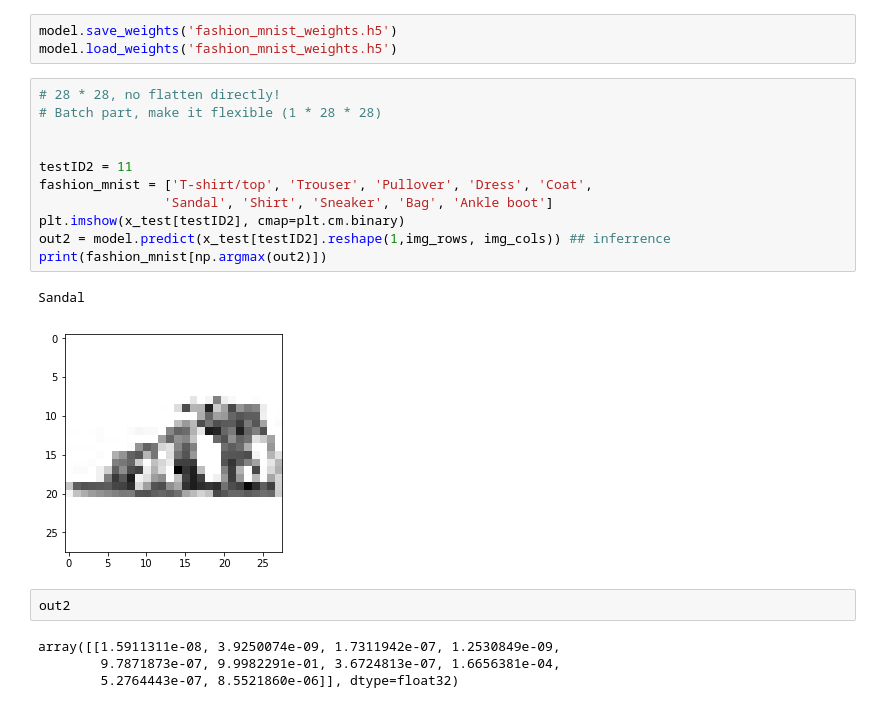
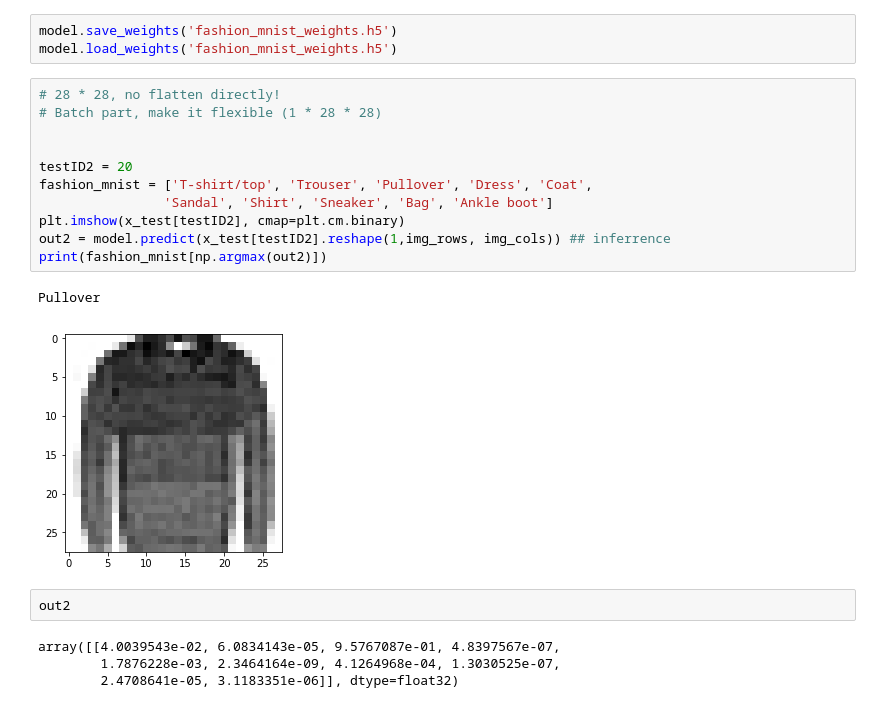
Before and after one commit to GyungHoonWon/19Spring_Phonetics, a Jupyter notebook: 14th_mnist.ipynb, the cells around one changed output. Drawn from its saved outputs; the diff is of its cells as text.

```diff
--- a/14th_mnist.ipynb
+++ b/14th_mnist.ipynb
@@ -140,20 +158,20 @@ model.load_weights('fashion_mnist_weights.h5')
 # %%
 # 28 * 28, no flatten directly!
 # Batch part, make it flexible (1 * 28 * 28)
 
 
-testID2 = 11
+testID2 = 20
 fashion_mnist = ['T-shirt/top', 'Trouser', 'Pullover', 'Dress', 'Coat',
                 'Sandal', 'Shirt', 'Sneaker', 'Bag', 'Ankle boot']
 plt.imshow(x_test[testID2], cmap=plt.cm.binary)
 out2 = model.predict(x_test[testID2].reshape(1,img_rows, img_cols)) ## inferrence
 print(fashion_mnist[np.argmax(out2)])
 # %% [output]
-Sandal
+Pullover
-[figure, old version]
+[figure, new version]
 # %%
 out2
 # %% [output]
-array([[1.5911311e-08, 3.9250074e-09, 1.7311942e-07, 1.2530849e-09,
-        9.7871873e-07, 9.9982291e-01, 3.6724813e-07, 1.6656381e-04,
-        5.2764443e-07, 8.5521860e-06]], dtype=float32)
+array([[4.0039543e-02, 6.0834143e-05, 9.5767087e-01, 4.8397567e-07,
+        1.7876228e-03, 2.3464164e-09, 4.1264968e-04, 1.3030525e-07,
+        2.4708641e-05, 3.1183351e-06]], dtype=float32)
```
Also changed, not shown: parts of 7 cells of this notebook, 4 other files.
